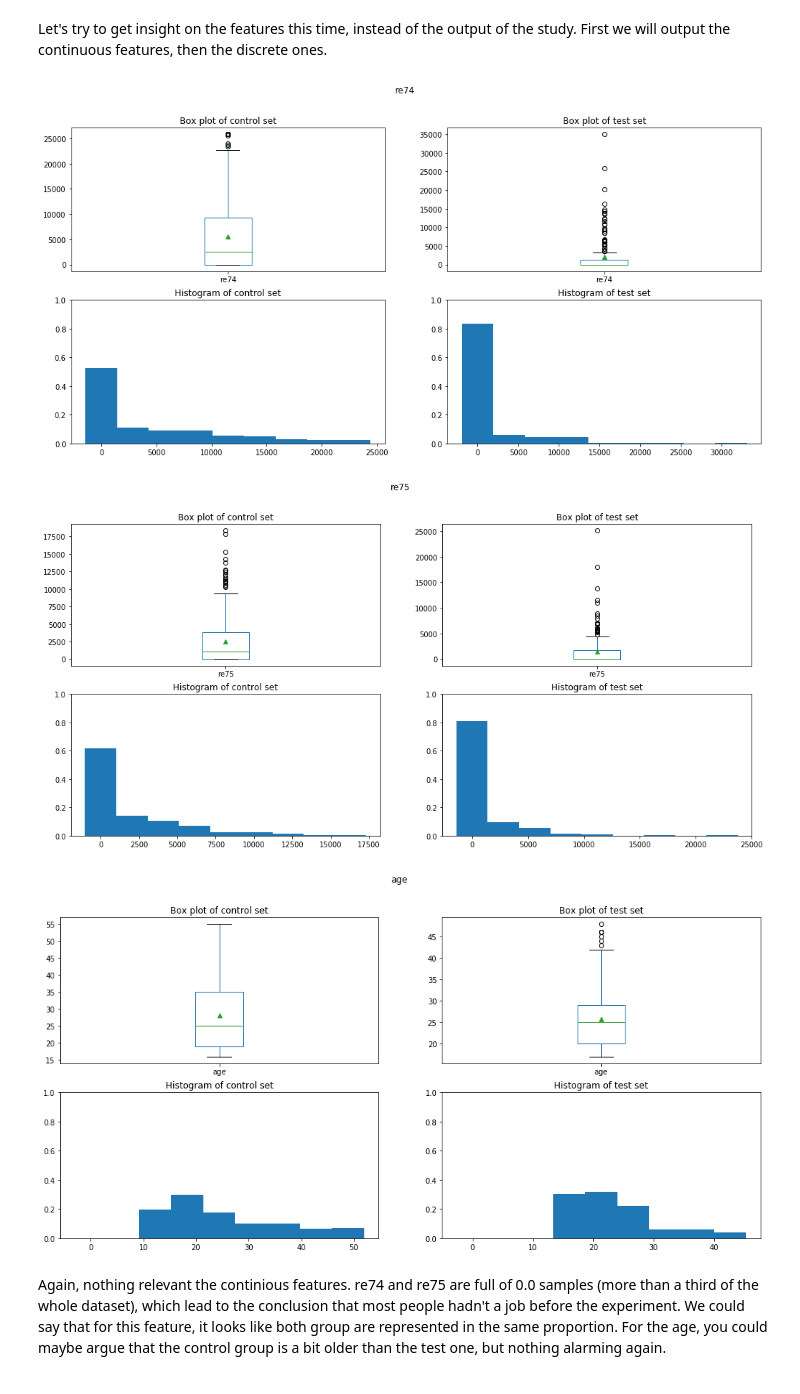
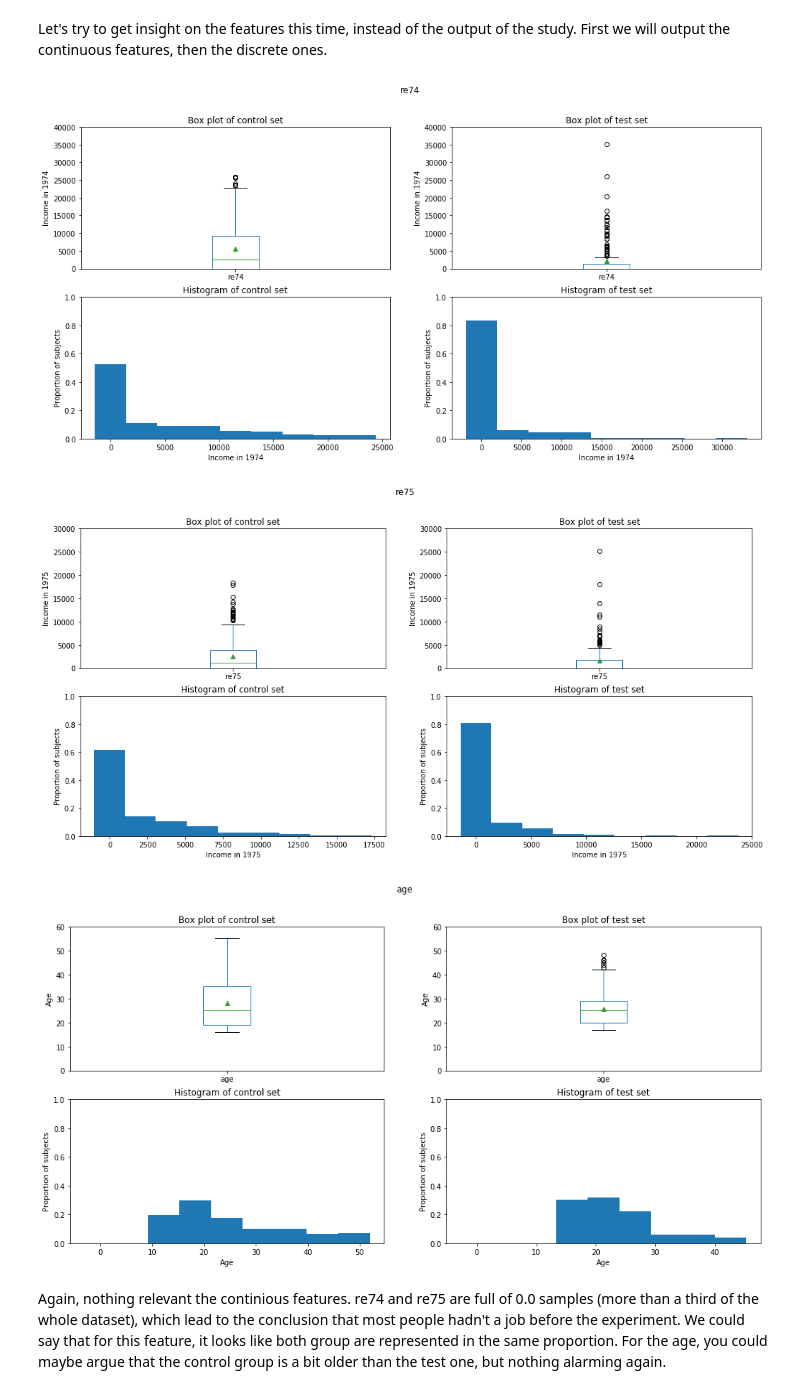
Before and after one commit to AWehenkel/ADA-2017, a Jupyter notebook: 04 - Applied ML/Homework 4.ipynb, the cells around one changed output. Saved outputs shown, nothing was run; the diff lists cells and outputs as text; code cells hidden in the pictures.

```diff
--- a/04 - Applied ML/Homework 4.ipynb
+++ b/04 - Applied ML/Homework 4.ipynb
@@ -69,9 +74,11 @@ No really useful insight here. It looks like the test group has some outlier, bu
 # %%
-fix, axes = plt.subplots(1, 2, figsize=(17, 8))
+fig, axes = plt.subplots(1, 2, figsize=(17, 8))
 
-axes[0].set_ylim(0, 65000)
-axes[1].set_ylim(0, 65000)
+def box_subplot(ax, df, title):
+    ax.set_ylim(0,65000)
+    ax.set_ylabel("Income in 1978")
+    df.re78.plot.box(ax=ax,showmeans=True)
 
-df_part1_control.re78.plot.box(ax=axes[0], showmeans=True)
-df_part1_test.re78.plot.box(ax=axes[1], showmeans=True)
+box_subplot(axes[0],df_part1_control,"Control group")
+box_subplot(axes[1],df_part1_test,"Test group")
 # %% [output]
@@ -89,7 +97,7 @@ For each feature in the dataset, compare its distribution in the treated group w
 What do you observe? Describe what your observations mean for the conclusions drawn by the naive "researcher" from his superficial analysis.
 # %%
 # function that split data in control/test and display both the histogram and box plot
-def describeLinearData(data, column_name, separator_column, height = 8):
+def describeLinearData(data, column_name, separator_column, ylabel, ylim, height = 8):
     data = data.copy()
 
     data_control = data[data[separator_column] == 0]
@@ -106,8 +114,14 @@ def describeLinearData(data, column_name, separator_column, height = 8):
     data_control[column_name].plot.box(ax=axes[0, 0], showmeans=True)
     data_test[column_name].plot.box(ax=axes[0, 1], showmeans=True)
 
-    #axes[0, 0].set_ylim(0, 65000)
-    #axes[0, 1].set_ylim(0, 65000)
+    axes[0, 0].set_ylabel(ylabel)
+    axes[0, 1].set_ylabel(ylabel)
+    axes[0, 0].set_ylim(0, ylim)
+    axes[0, 1].set_ylim(0, ylim)
+    axes[1, 0].set_xlabel(ylabel)
+    axes[1, 1].set_xlabel(ylabel)
+    axes[1, 0].set_ylabel("Proportion of subjects")
+    axes[1, 1].set_ylabel("Proportion of subjects")
     axes[1, 0].set_ylim(0, 1)
     axes[1, 1].set_ylim(0, 1)
 
@@ -125,23 +139,22 @@ def describeBinaryData(data, column_name, separator_column):
     copied_data = data.copy()
 
     groupby_data=copied_data.groupby([copied_data[column_name]])[separator_column]
-
     ax=groupby_data.value_counts().unstack(column_name).plot(kind='bar', legend=False)
-
     patches, labels = ax.get_legend_handles_labels()
-
+    ax.set_xlabel("Treated")
+    ax.set_ylabel("Number of subjects")
     ax.legend(patches, ['%s 0' % column_name,'%s 1' % column_name], loc='best')
 # %% [markdown]
 Let's try to get insight on the features this time, instead of the output of the study.
 First we will output the continuous features, then the discrete ones.
 # %%
-describeLinearData(df_original, 're74', 'treat')
-describeLinearData(df_original, 're75', 'treat')
-describeLinearData(df_original, 'age', 'treat')
+describeLinearData(df_original, 're74', 'treat', 'Income in 1974', 40000)
+describeLinearData(df_original, 're75', 'treat', 'Income in 1975', 30000)
+describeLinearData(df_original, 'age', 'treat', 'Age', 60)
 # %% [output]
-[figure, old version]
+[figure, new version]
-[figure, old version]
+[figure, new version]
-[figure, old version]
+[figure, new version]
 # %% [markdown]
 Again, nothing relevant the continious features.
 re74 and re75 are full of 0.0 samples (more than a third of the whole dataset), which lead to the conclusion that most people hadn't a job before the experiment. We could say that for this feature, it looks like both group are represented in the same proportion.
```
Also changed, not shown: parts of 33 cells of this notebook, 5 other files.
